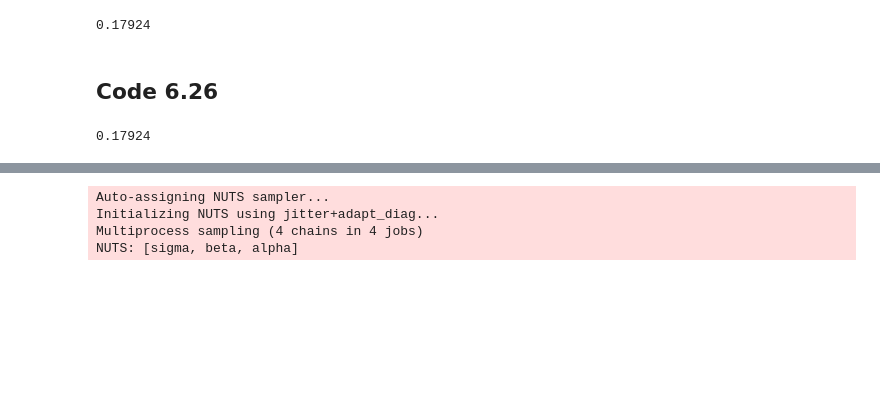
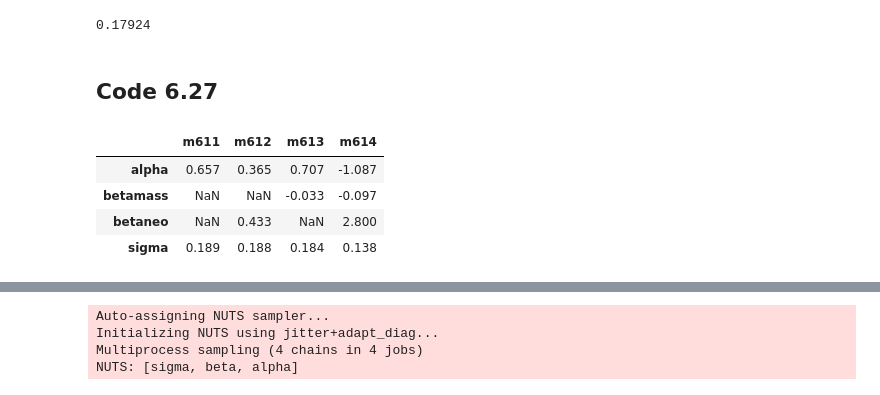
Before and after one commit to jkelley7/stat_rethinking, a Jupyter notebook: Chapter_6.ipynb, the cells around one changed output, grey strips where cells are left out. Cells and saved outputs as stored; diff of their text form; code cells hidden in the pictures; blank space fills up the shorter version.

```diff
--- a/Chapter_6.ipynb
+++ b/Chapter_6.ipynb
@@ -401,9 +408,16 @@ sum(diff<0)/int(1e5)
 # %% [output]
 0.17924
 # %% [markdown]
-## Code 6.26
+## Code 6.27
-# %%
-diff = np.random.normal(6.7, 7.27, size = int(1e5))
-sum(diff<0)/int(1e5)
-# %% [output]
-0.17924
+# %%
+coeftab = pd.DataFrame({'m611': pm.summary(tracem611)['mean'],
+                         'm612': pm.summary(tracem612)['mean'],
+                         'm613': pm.summary(tracem613)['mean'],
+                         'm614': pm.summary(tracem614)['mean']}).round(3)
+coeftab
+# %% [output]
+|  | m611 | m612 | m613 | m614 |
+| alpha | 0.657 | 0.365 | 0.707 | -1.087 |
+| betamass | NaN | NaN | -0.033 | -0.097 |
+| betaneo | NaN | 0.433 | NaN | 2.800 |
+| sigma | 0.189 | 0.188 | 0.184 | 0.138 |
```
Also changed, not shown: parts of 6 cells of this notebook.
